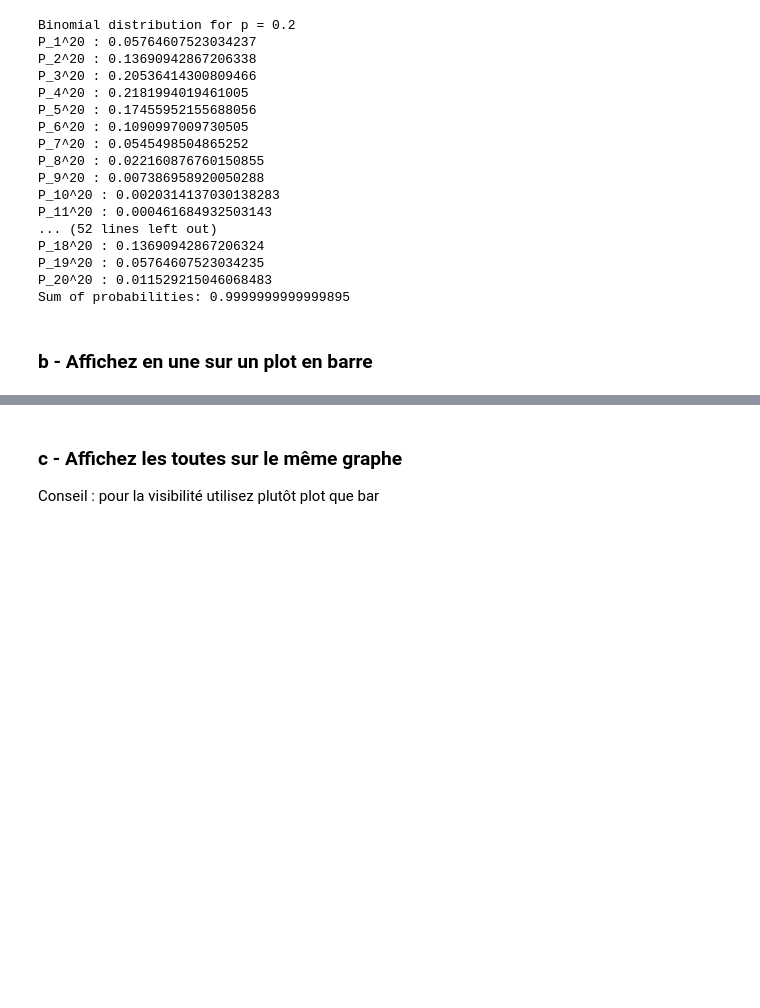
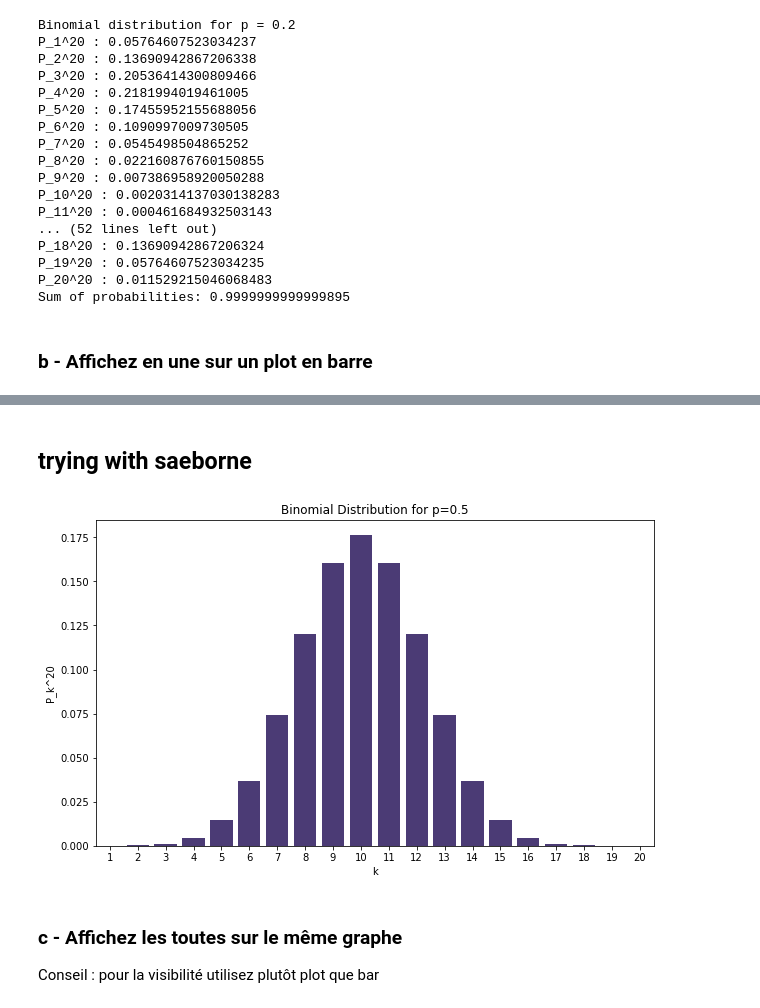
Before and after one commit to shahaf38/Stats-Tests_Hypotheses, a Jupyter notebook: Stats-Tests_Hypotheses.ipynb, the cells around one changed output, grey strips where cells are left out. Cells and saved outputs as stored; diff of their text form; code cells hidden in the pictures; blank space fills up the shorter version.

```diff
--- a/Stats-Tests_Hypotheses.ipynb
+++ b/Stats-Tests_Hypotheses.ipynb
@@ -685,3 +699,35 @@ plt.show()
+# %% [markdown]
+## trying with saeborne
+# %%
+# Set the total number of trials
+n = 20
+
+# Set the desired value of p
+p = 0.5
+
+# Initialize a list to store probabilities
+probabilities = []
+
+# Iterate over the values of k from 1 to n
+for k in range(1, n + 1):
+    # Calculate the probability P_k^n
+    probability = binom.pmf(k, n, p)
+    probabilities.append(probability)
+
+# Choose a Seaborn color palette (e.g., "viridis")
+sns.set_palette("viridis")
+
+# Create a bar plot using Seaborn
+plt.figure(figsize=(10, 6))
+sns.barplot(x=range(1, n + 1), y=probabilities)
+plt.xlabel('k')
+plt.ylabel(f'P_k^{n}')
+plt.title('Binomial Distribution for p=0.5')
+
+# Show the plot
+plt.show()
+# %% [output]
+[figure, added]
 # %% [markdown]
 ### c - Affichez les toutes sur le même graphe
 Conseil : pour la visibilité utilisez plutôt plot que bar
```
Also changed, not shown: parts of 3 cells of this notebook.
